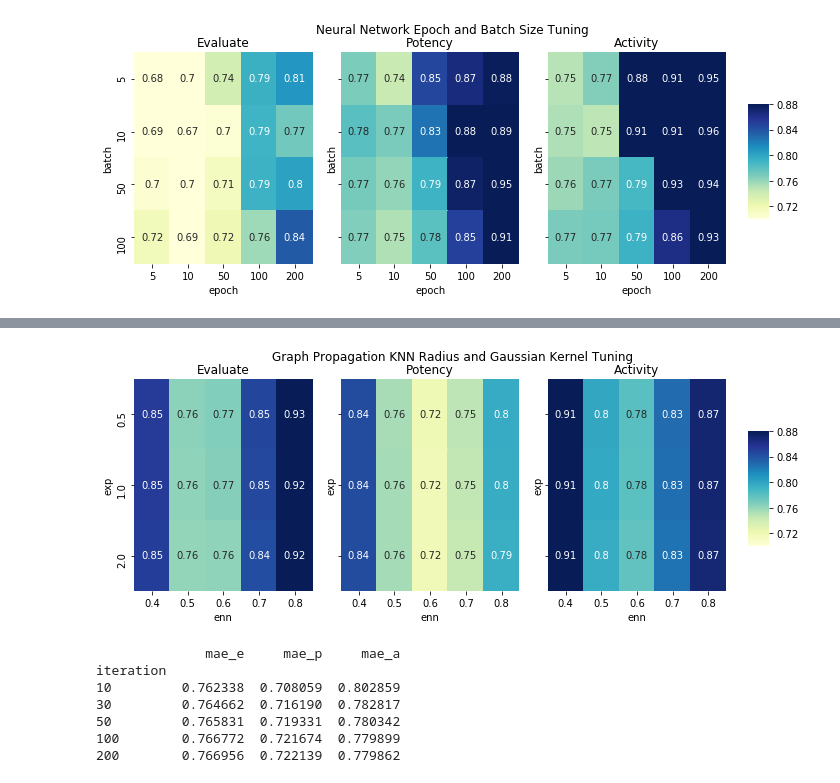
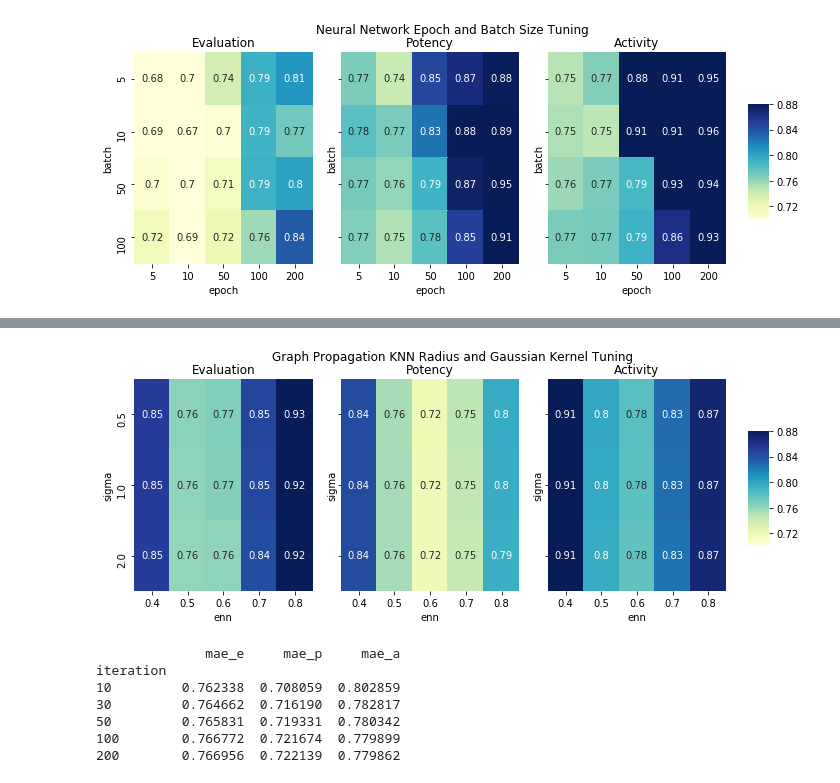
Before and after one commit to jiaojiaoloveu/WordEmbedding-SubCulture, a Jupyter notebook: src/plot_result_part2.ipynb, the cells around one changed output, grey strips where cells are left out. Drawn from its saved outputs; the diff is of its cells as text; code cells hidden in the pictures.

```diff
--- a/src/plot_result_part2.ipynb
+++ b/src/plot_result_part2.ipynb
@@ -79,10 +79,10 @@ def plot_graph(attr):
             mae[1],
             mae[2]
         ])
-    df = pd.DataFrame(data=result, columns=['enn', 'exp', 'mae_e', 'mae_p', 'mae_a'])
+    df = pd.DataFrame(data=result, columns=['enn', 'sigma', 'mae_e', 'mae_p', 'mae_a'])
     print(df)
-    title_list = ['Evaluate', 'Potency', 'Activity']
-    heatmap_list = [df.pivot('exp', 'enn', 'mae_e'), df.pivot('exp', 'enn', 'mae_p'), df.pivot('exp', 'enn', 'mae_a')]
+    title_list = ['Evaluation', 'Potency', 'Activity']
+    heatmap_list = [df.pivot('sigma', 'enn', 'mae_e'), df.pivot('sigma', 'enn', 'mae_p'), df.pivot('sigma', 'enn', 'mae_a')]
 
     fig, axn = plt.subplots(1, 3, sharex=True, sharey=True)
     fig.set_size_inches(10, 4)
@@ -114,4 +114,4 @@ plot_graph('mae')
-[figure, old version]
+[figure, new version]
 # %%
 def plot_graph_it():
     with open('../result/epa_expansion/graph/result_iteration_seed_8500_eval_1000_epa_1.0', 'r') as fp:
```
Also changed, not shown: parts of 5 cells of this notebook, 8 other files.
